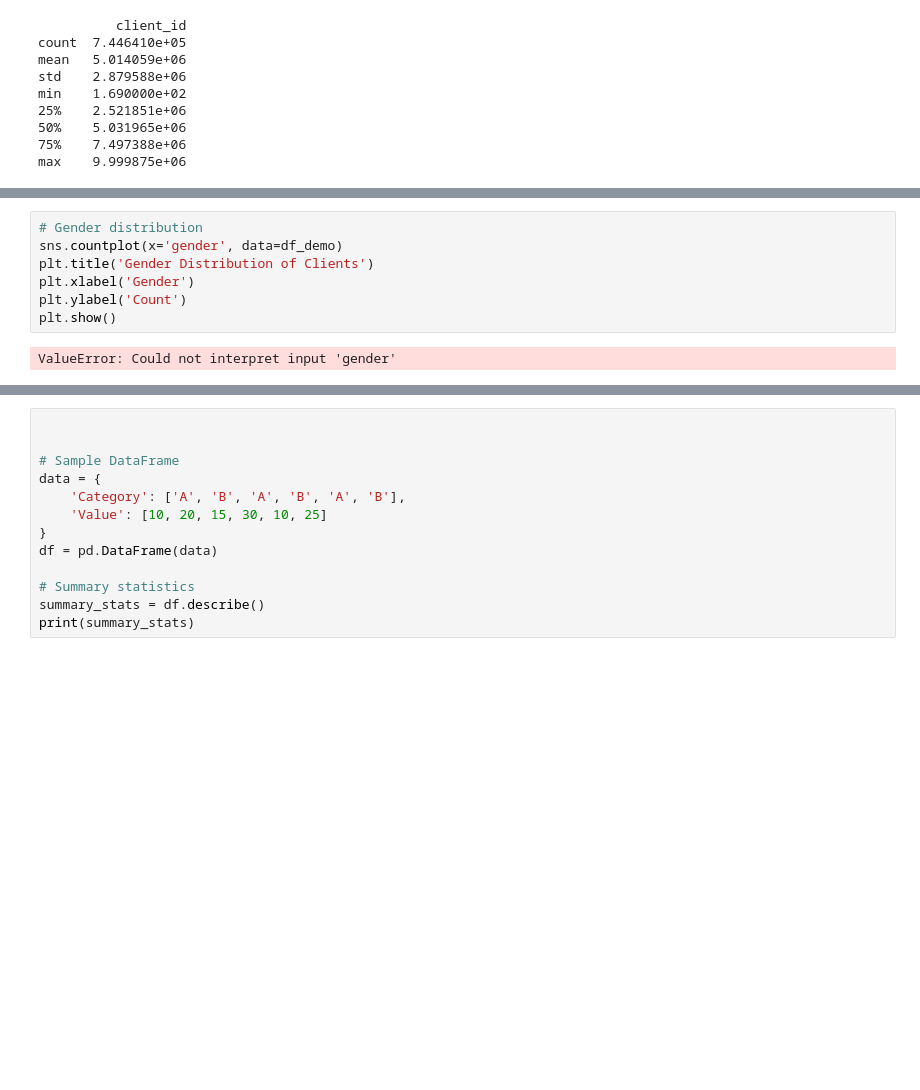
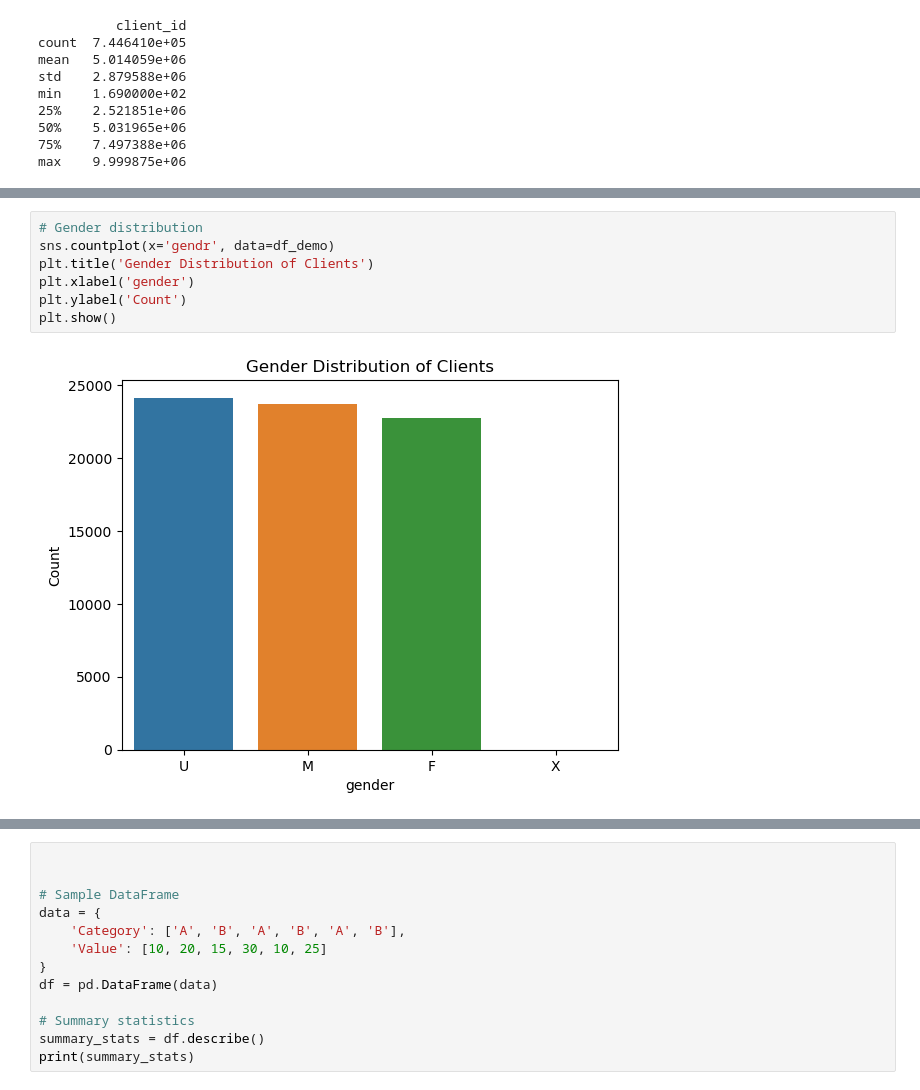
Before and after one commit to sulaiman301/Digital-challenege, a Jupyter notebook: DATA/Cleaned/cleaning-data.ipynb, the cells around one changed output, grey strips where cells are left out. Saved outputs shown, nothing was run; the diff lists cells and outputs as text; blank space fills up the shorter version.

```diff
--- a/DATA/Cleaned/cleaning-data.ipynb
+++ b/DATA/Cleaned/cleaning-data.ipynb
@@ -181,9 +253,9 @@ The 'clnt_age' column does not exist in the DataFrame.
 # %%
 # Gender distribution
-sns.countplot(x='gender', data=df_demo)
+sns.countplot(x='gendr', data=df_demo)
 plt.title('Gender Distribution of Clients')
-plt.xlabel('Gender')
+plt.xlabel('gender')
 plt.ylabel('Count')
 plt.show()
 # %% [output]
-ValueError: Could not interpret input 'gender'
+[figure, added]
```
Also changed, not shown: parts of 71 cells of this notebook, 4 other files.
